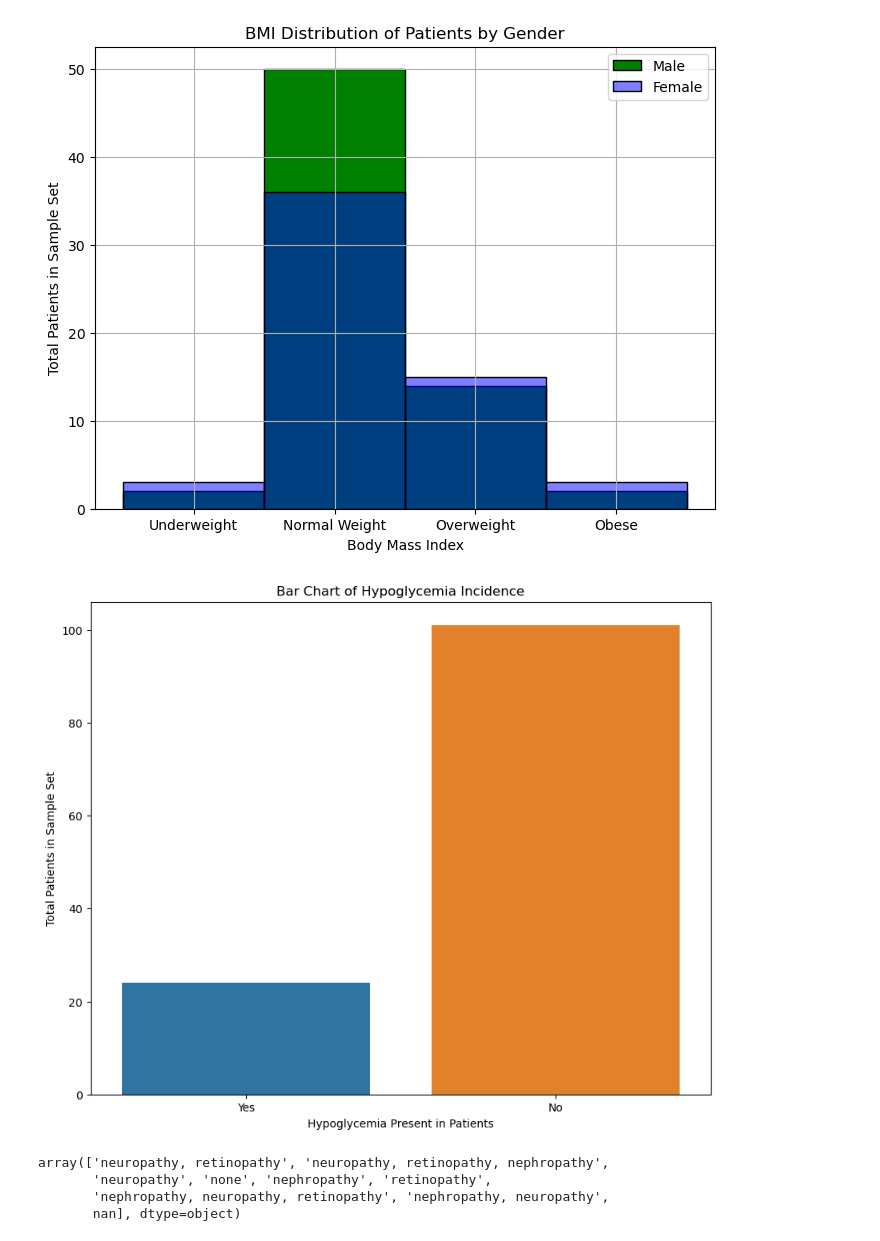
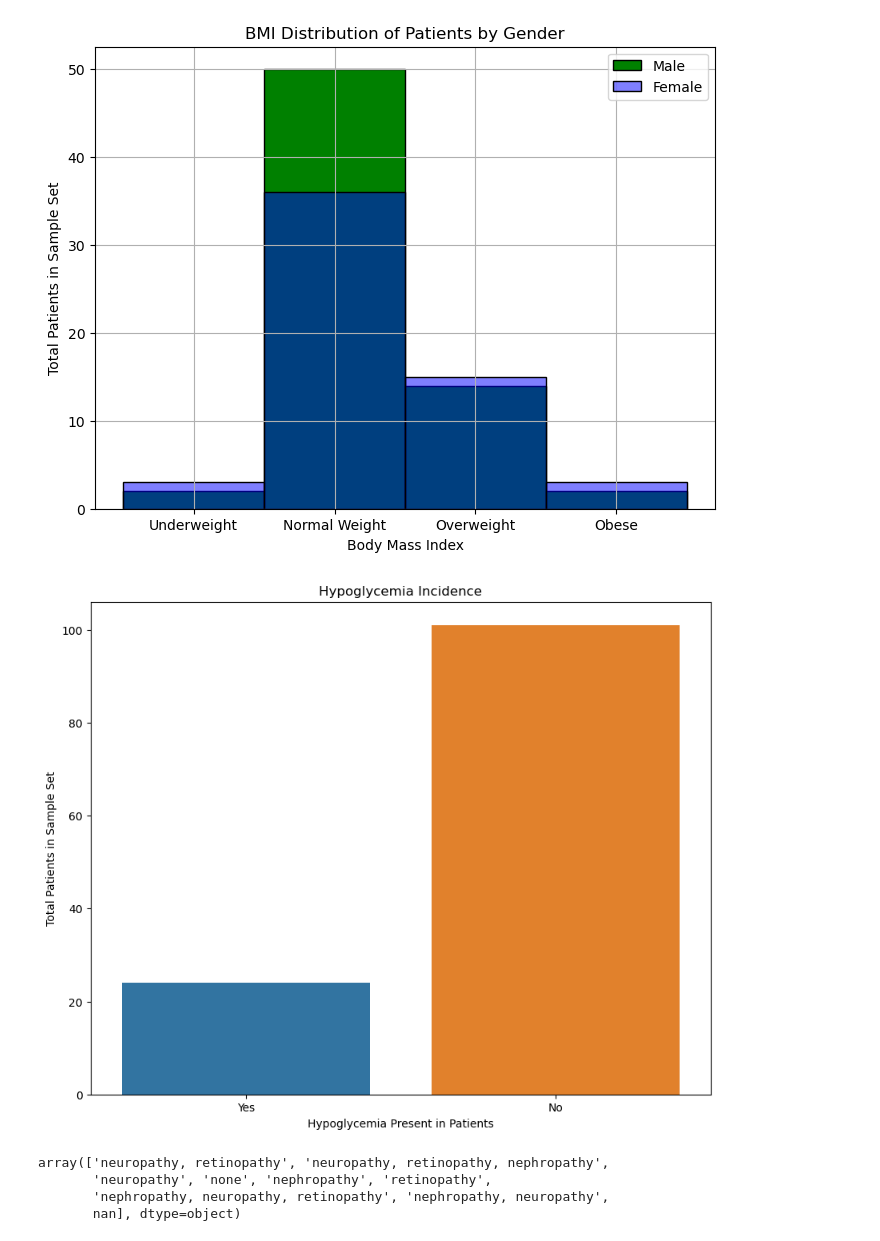
Before and after one commit to LaShawnSykes/Group-3_Project1, a Jupyter notebook: Code/rev_dataset.ipynb, the cells around one changed output. Saved outputs shown, nothing was run; the diff lists cells and outputs as text; code cells hidden in the pictures.

```diff
--- a/Code/rev_dataset.ipynb
+++ b/Code/rev_dataset.ipynb
@@ -226,14 +226,14 @@ cd1_sorted['Hypoglycemia (yes/no)'] = cd1_sorted['Hypoglycemia (yes/no)'].replac
 # %%
 # Visualization 2: Bar Chart of Hypoglycemia Incidence
 plt.figure(figsize=(10, 8))
 sns.countplot(x='Hypoglycemia (yes/no)', data=cd1_sorted, order=['Yes', 'No'])
-plt.title('Bar Chart of Hypoglycemia Incidence')
+plt.title('Hypoglycemia Incidence')
 plt.ylabel('Total Patients in Sample Set')
 plt.xlabel('Hypoglycemia Present in Patients')
 plt.savefig('hypoglycemia.png')
 plt.show()
 # %% [output]
-[figure, old version]
+[figure, new version]
 # %%
 cd1['Diabetic Microvascular Complications'].unique()
 # %% [output]
```
Also changed, not shown: parts of 7 cells of this notebook, 8 other files.
